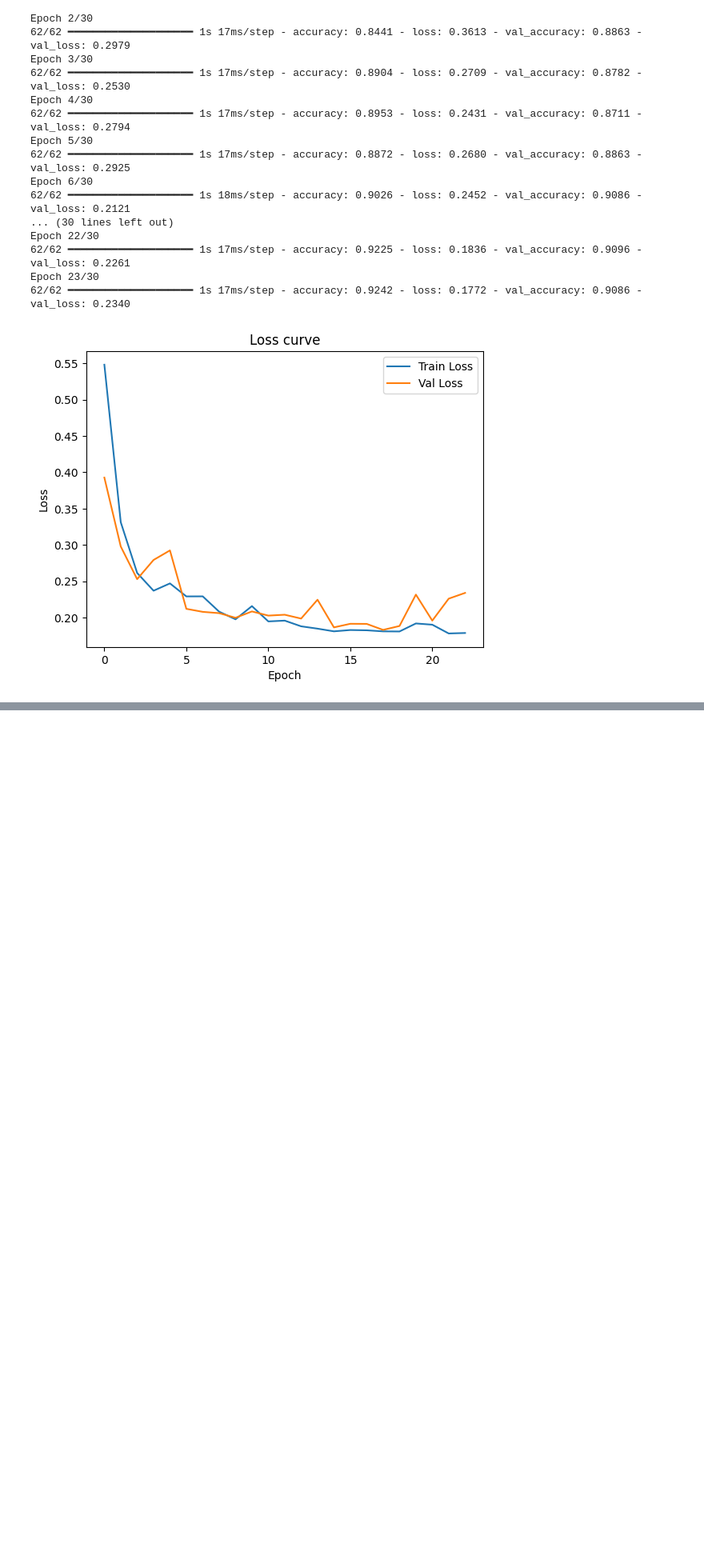
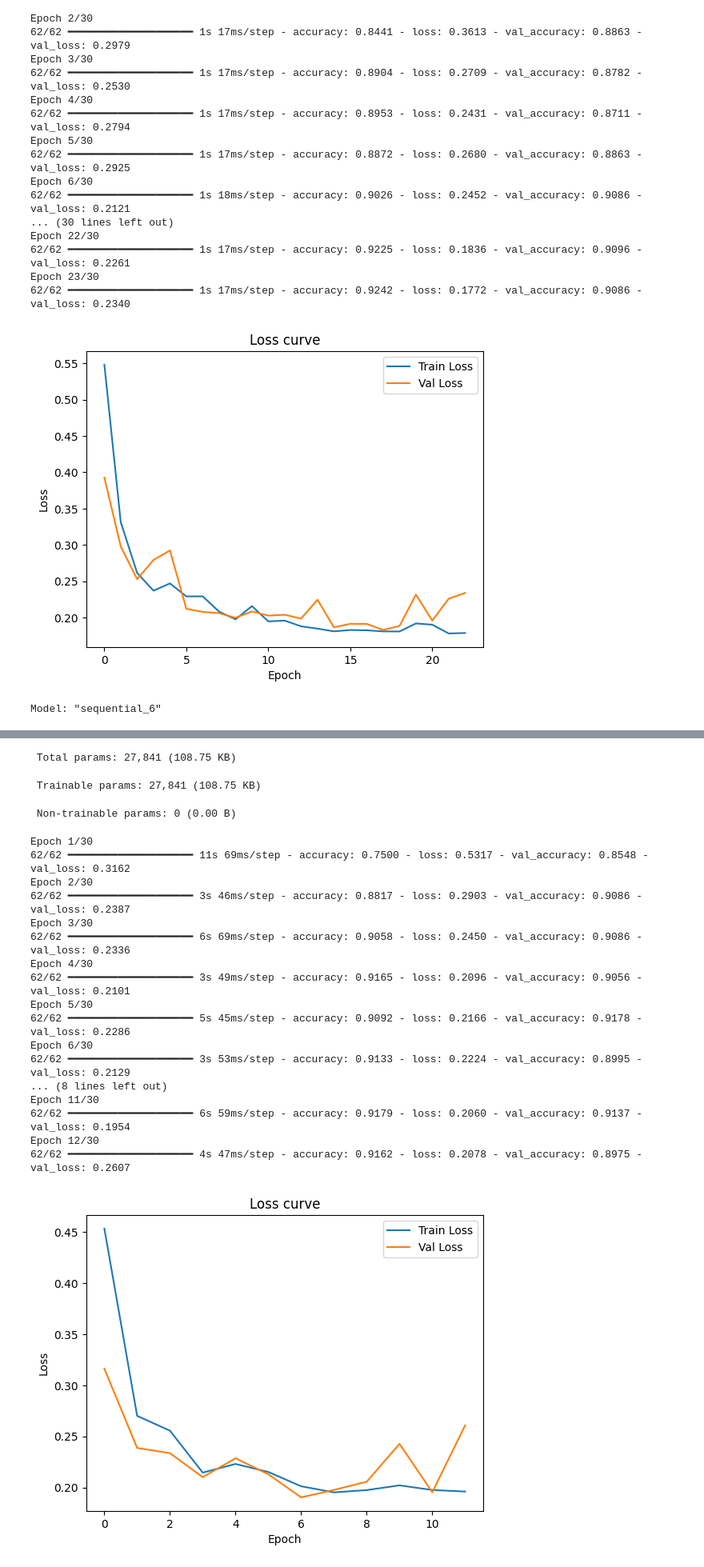
Before and after one commit to ludwigenvall/churn-prediction-dl, a Jupyter notebook: 03_train_lstm_model.ipynb, the cells around one changed output, grey strips where cells are left out. Shown at 80% size. Drawn from its saved outputs; the diff is of its cells as text; code cells hidden in the pictures; blank space fills up the shorter version.

```diff
--- a/03_train_lstm_model.ipynb
+++ b/03_train_lstm_model.ipynb
@@ -300,3 +300,35 @@ Epoch 22/30
 Epoch 23/30
 62/62 ━━━━━━━━━━━━━━━━━━━━ 1s 17ms/step - accuracy: 0.9242 - loss: 0.1772 - val_accuracy: 0.9086 - val_loss: 0.2340
 [figure]
+# %%
+from tensorflow.keras.layers import TimeDistributed
+
+model = Sequential([
+    LSTM(64, return_sequences=True, input_shape=(30, 3)),
+    TimeDistributed(Dense(32, activation='relu')),
+    LSTM(32),
+    Dropout(0.3),
+    Dense(1, activation='sigmoid')
+])
+
+model = compile_lstm_model(model)
+model.summary()
+
+# Train the model
+history = model.fit(
+    X_train, y_train,
+    epochs=30,
+    batch_size=64,
+    validation_split=0.2,
+    callbacks=[early_stop]
+)
+
+plt.plot(history.history['loss'], label='Train Loss')
+plt.plot(history.history['val_loss'], label='Val Loss')
+plt.xlabel('Epoch')
+plt.ylabel('Loss')
+plt.legend()
+plt.title('Loss curve')
+plt.show()
+# %% [output]
+Model: "sequential_6"
@@ -302,0 +349,21 @@ Epoch 23/30
+ Total params: 27,841 (108.75 KB)
+ Trainable params: 27,841 (108.75 KB)
+ Non-trainable params: 0 (0.00 B)
+Epoch 1/30
+62/62 ━━━━━━━━━━━━━━━━━━━━ 11s 69ms/step - accuracy: 0.7500 - loss: 0.5317 - val_accuracy: 0.8548 - val_loss: 0.3162
+Epoch 2/30
+62/62 ━━━━━━━━━━━━━━━━━━━━ 3s 46ms/step - accuracy: 0.8817 - loss: 0.2903 - val_accuracy: 0.9086 - val_loss: 0.2387
+Epoch 3/30
+62/62 ━━━━━━━━━━━━━━━━━━━━ 6s 69ms/step - accuracy: 0.9058 - loss: 0.2450 - val_accuracy: 0.9086 - val_loss: 0.2336
+Epoch 4/30
+62/62 ━━━━━━━━━━━━━━━━━━━━ 3s 49ms/step - accuracy: 0.9165 - loss: 0.2096 - val_accuracy: 0.9056 - val_loss: 0.2101
+Epoch 5/30
+62/62 ━━━━━━━━━━━━━━━━━━━━ 5s 45ms/step - accuracy: 0.9092 - loss: 0.2166 - val_accuracy: 0.9178 - val_loss: 0.2286
+Epoch 6/30
+62/62 ━━━━━━━━━━━━━━━━━━━━ 3s 53ms/step - accuracy: 0.9133 - loss: 0.2224 - val_accuracy: 0.8995 - val_loss: 0.2129
+... (8 lines left out)
+Epoch 11/30
+62/62 ━━━━━━━━━━━━━━━━━━━━ 6s 59ms/step - accuracy: 0.9179 - loss: 0.2060 - val_accuracy: 0.9137 - val_loss: 0.1954
+Epoch 12/30
+62/62 ━━━━━━━━━━━━━━━━━━━━ 4s 47ms/step - accuracy: 0.9162 - loss: 0.2078 - val_accuracy: 0.8975 - val_loss: 0.2607
+[figure, added]
```
Also changed, not shown: parts of 5 cells of this notebook.
